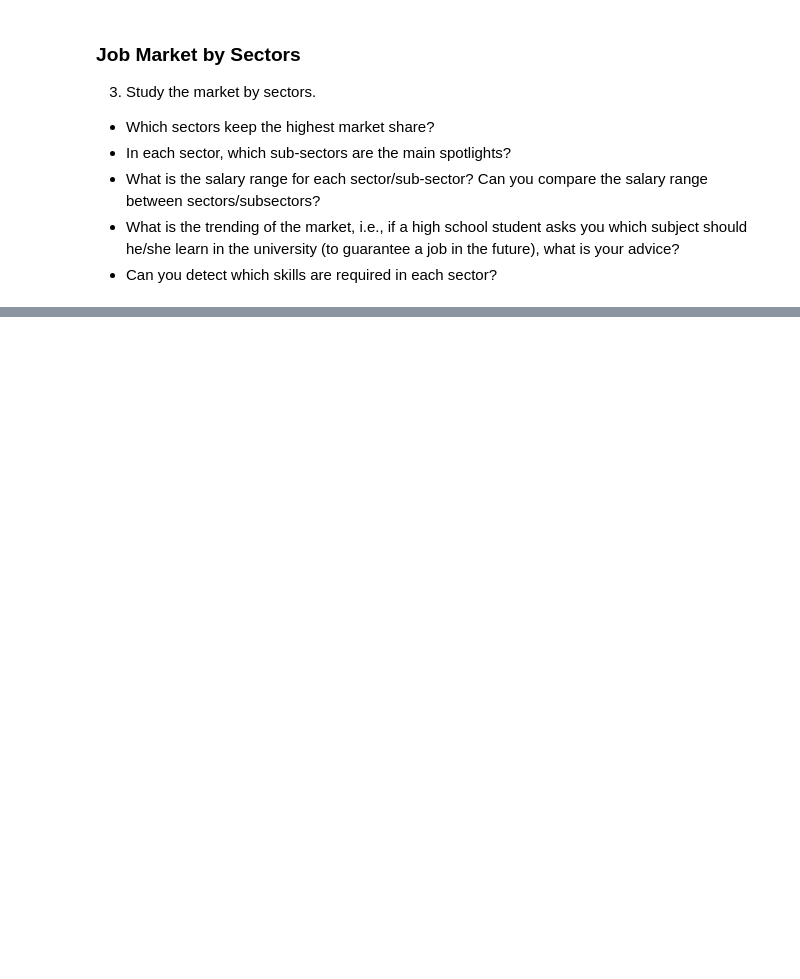
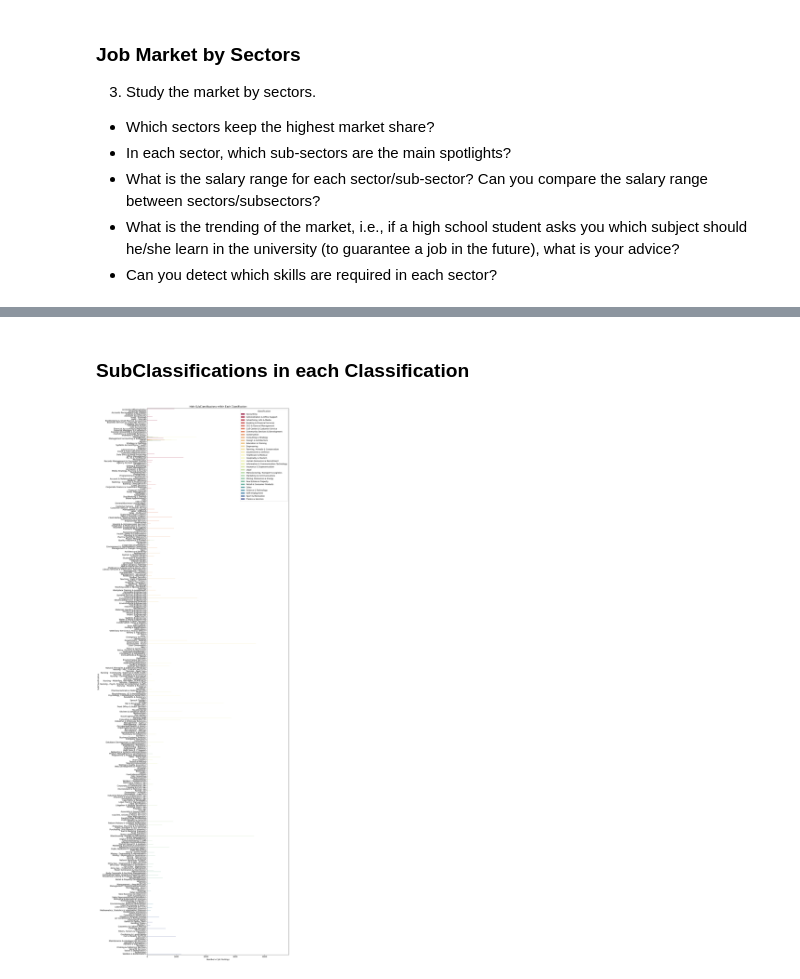
Before and after one commit to jrutho/BigDataAnalytics-Assignment1, a Jupyter notebook: Question2.ipynb, the cells around one changed output, grey strips where cells are left out. Cells and saved outputs as stored; diff of their text form; code cells hidden in the pictures; blank space fills up the shorter version.

```diff
--- a/Question2.ipynb
+++ b/Question2.ipynb
@@ -218,0 +243,16 @@ guarantee a job in the future), what is your advice?
+# %% [markdown]
+### SubClassifications in each Classification
+# %%
+# Group by Classification and SubClassification and count the job postings
+subclassification_counts = df.groupby(['Classification', 'SubClassification']).size().reset_index(name='Job Postings')
+
+# Plot the main sub-classifications within each classification
+plt.figure(figsize=(14, 40))
+sns.barplot(x='Job Postings', y='SubClassification', hue='Classification', data=subclassification_counts, palette='Spectral')
+plt.title('Main SubClassifications within Each Classification')
+plt.xlabel('Number of Job Postings')
+plt.ylabel('SubClassification')
+plt.tight_layout()
+plt.show()
+# %% [output]
+[figure, added]
```
Also changed, not shown: parts of 8 cells of this notebook, 1 other file.
